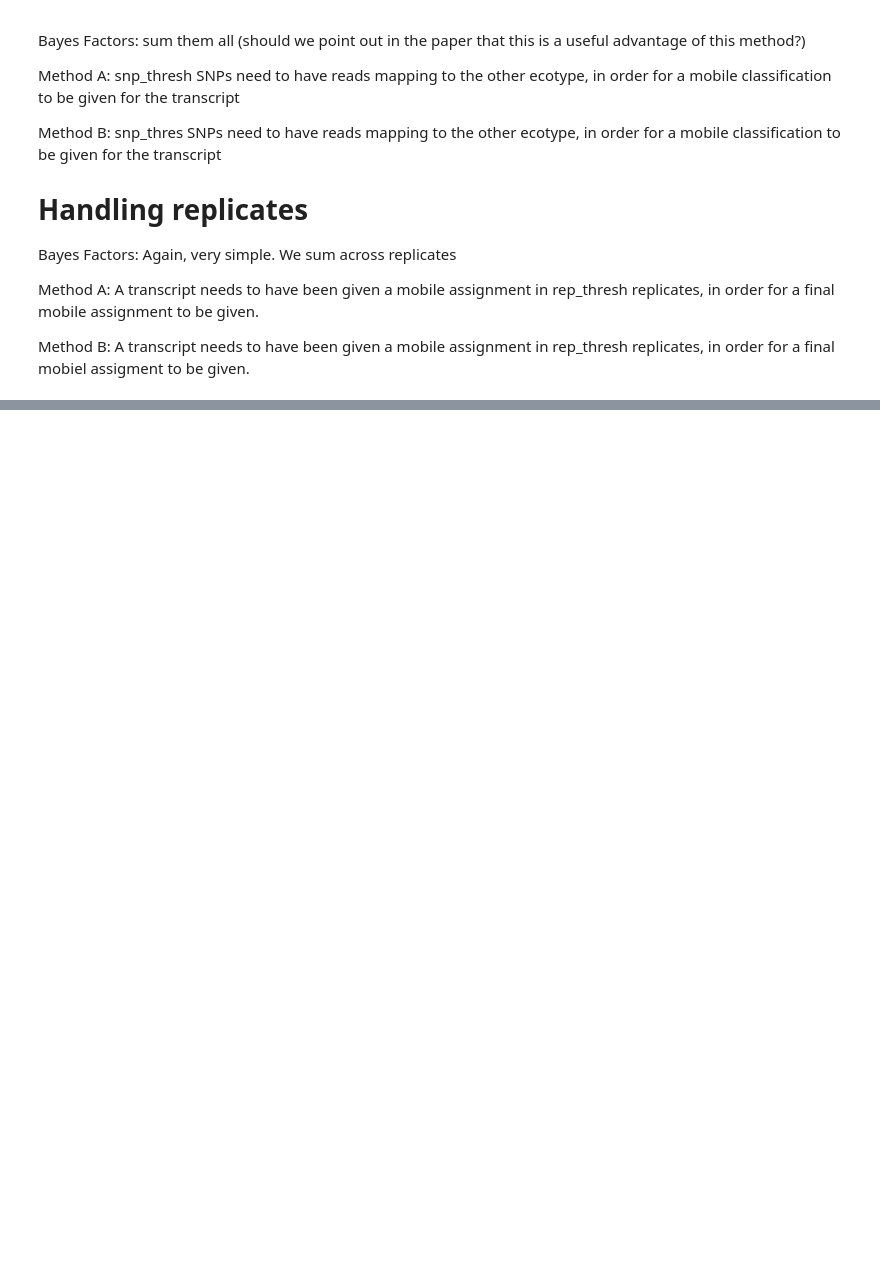
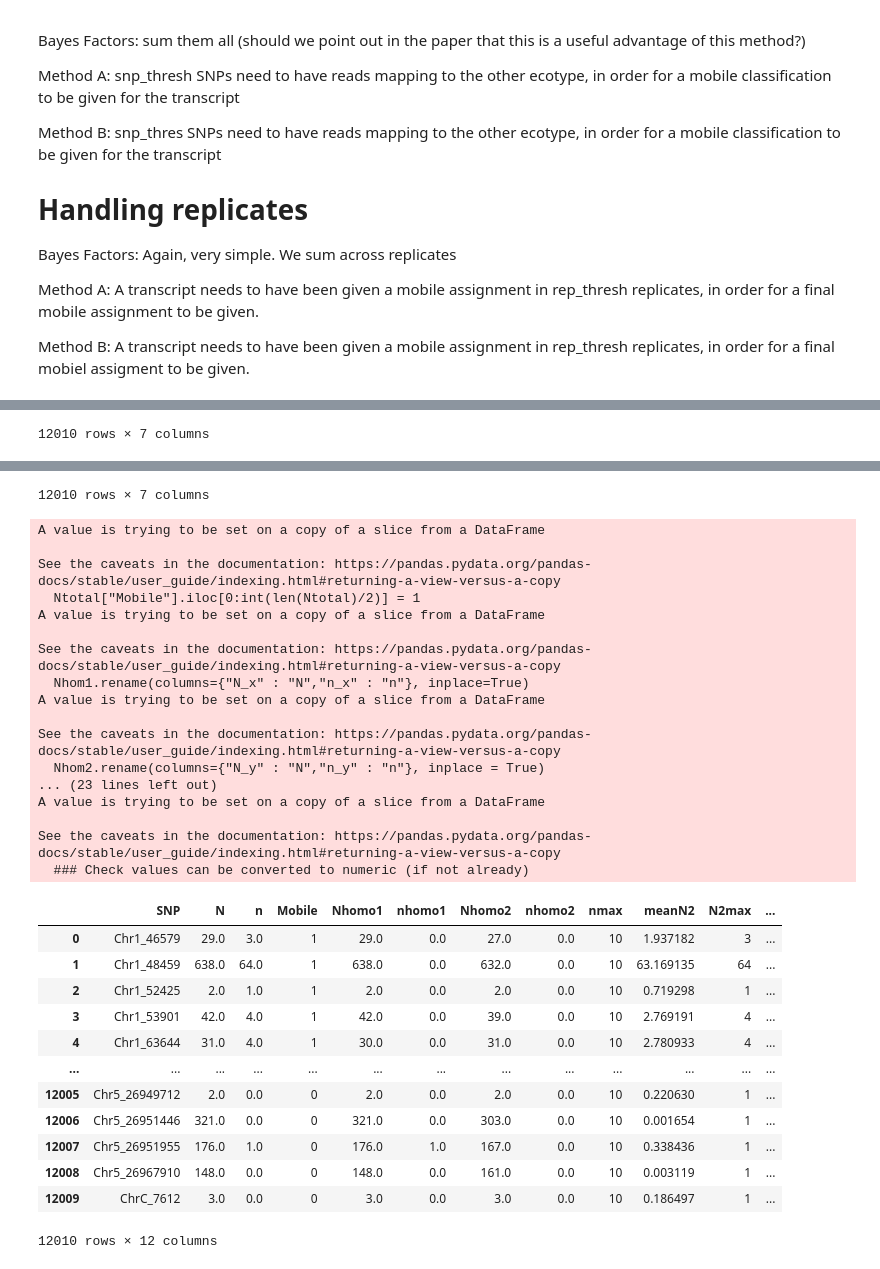
Before and after one commit to mtomtom/baymobil, a Jupyter notebook: create_figures.ipynb, the cells around one changed output, grey strips where cells are left out. Saved outputs shown, nothing was run; the diff lists cells and outputs as text; code cells hidden in the pictures; blank space fills up the shorter version.

```diff
--- a/create_figures.ipynb
+++ b/create_figures.ipynb
@@ -509,0 +214,48 @@ my_df.groupby(["transcripts","exp"]).sum().reset_index()[["transcripts","log10BF
+# %%
+## New simulations as per Reviewer 2. Take actual RNA-Seq data and add additional mobile reads to some of the transcripts
+%cd   "/Users/tomkinsm/baymobil/"
+
+import pandas as pd
+import numpy as np
+import baymobil as baymob
+
+Nhomcol = pd.read_csv("C-C-root-FN.csv")
+data2 = pd.read_csv("P-P-shoot-FN.csv")
+data3 = pd.read_csv("C-C-shoot-FN.csv")
+Nhomped = pd.read_csv("P-P-root-FN.csv")
+
+## Combine datasets based on their SNPs
+Ntotal_full = pd.merge(Nhomcol, Nhomped, on="SNP")
+
+## Add in filtering on similarity of homograft
+Ntotal_full = Ntotal_full[(abs(Ntotal_full["N_x"] - Ntotal_full["N_y"])/Ntotal_full["N_x"] < 0.1) & (abs(Ntotal_full["N_x"] - Ntotal_full["N_y"])/Ntotal_full["N_y"] < 0.1)]
+
+display(Ntotal_full)
+
+## Maybe remove low values
+#Nhomcol = Nhomcol[Nhomcol["N"]>200]
+#Nhomped = Nhomped[Nhomped["N"]>200]
+
+titration = 0.1
+
+## Take a subset
+Ntotal = Ntotal_full.copy()
+
+display(Ntotal)
+Ntotal["Mobile"] = 0
+## Set some as being mobile
+Ntotal["Mobile"].iloc[0:int(len(Ntotal)/2)] = 1
+Ntotal["titration"] = Ntotal["Mobile"] * titration
+
+Ntotal["N"] = np.ceil((1 - Ntotal["titration"]) * Ntotal["N_x"] + Ntotal["titration"] * Ntotal["N_y"])
+Ntotal["n"] = np.ceil((1 - Ntotal["titration"]) * Ntotal["n_x"] + Ntotal["titration"] * (Ntotal["N_y"] - Ntotal["n_y"]))
+
+Nhom1 = Ntotal[["SNP", "N_x","n_x"]]
+Nhom2 = Ntotal[["SNP","N_y","n_y"]]
+Nhom1.rename(columns={"N_x" : "N","n_x" : "n"}, inplace=True)
+Nhom2.rename(columns={"N_y" : "N","n_y" : "n"}, inplace = True)
+
+## Perform Bayesian analysis
+results = baymob.run_bayes_analysis([Nhom1,Nhom2,Ntotal[["SNP","N","n","Mobile"]]])
+results
+# %% [output]
@@ -509,0 +275 @@ my_df.groupby(["transcripts","exp"]).sum().reset_index()[["transcripts","log10BF
+12010 rows × 7 columns
@@ -509,0 +288,31 @@ my_df.groupby(["transcripts","exp"]).sum().reset_index()[["transcripts","log10BF
+12010 rows × 7 columns
+A value is trying to be set on a copy of a slice from a DataFrame
+
+See the caveats in the documentation: https://pandas.pydata.org/pandas-docs/stable/user_guide/indexing.html#returning-a-view-versus-a-copy
+  Ntotal["Mobile"].iloc[0:int(len(Ntotal)/2)] = 1
+A value is trying to be set on a copy of a slice from a DataFrame
+
+See the caveats in the documentation: https://pandas.pydata.org/pandas-docs/stable/user_guide/indexing.html#returning-a-view-versus-a-copy
+  Nhom1.rename(columns={"N_x" : "N","n_x" : "n"}, inplace=True)
+A value is trying to be set on a copy of a slice from a DataFrame
+
+See the caveats in the documentation: https://pandas.pydata.org/pandas-docs/stable/user_guide/indexing.html#returning-a-view-versus-a-copy
+  Nhom2.rename(columns={"N_y" : "N","n_y" : "n"}, inplace = True)
+... (23 lines left out)
+A value is trying to be set on a copy of a slice from a DataFrame
+
+See the caveats in the documentation: https://pandas.pydata.org/pandas-docs/stable/user_guide/indexing.html#returning-a-view-versus-a-copy
+  ### Check values can be converted to numeric (if not already)
+|  | SNP | N | n | Mobile | Nhomo1 | nhomo1 | Nhomo2 | nhomo2 | nmax | meanN2 | N2max | ... |
+| 0 | Chr1_46579 | 29.0 | 3.0 | 1 | 29.0 | 0.0 | 27.0 | 0.0 | 10 | 1.937182 | 3 | ... |
+| 1 | Chr1_48459 | 638.0 | 64.0 | 1 | 638.0 | 0.0 | 632.0 | 0.0 | 10 | 63.169135 | 64 | ... |
+| 2 | Chr1_52425 | 2.0 | 1.0 | 1 | 2.0 | 0.0 | 2.0 | 0.0 | 10 | 0.719298 | 1 | ... |
+| 3 | Chr1_53901 | 42.0 | 4.0 | 1 | 42.0 | 0.0 | 39.0 | 0.0 | 10 | 2.769191 | 4 | ... |
+| 4 | Chr1_63644 | 31.0 | 4.0 | 1 | 30.0 | 0.0 | 31.0 | 0.0 | 10 | 2.780933 | 4 | ... |
+| ... | ... | ... | ... | ... | ... | ... | ... | ... | ... | ... | ... | ... |
+| 12005 | Chr5_26949712 | 2.0 | 0.0 | 0 | 2.0 | 0.0 | 2.0 | 0.0 | 10 | 0.220630 | 1 | ... |
+| 12006 | Chr5_26951446 | 321.0 | 0.0 | 0 | 321.0 | 0.0 | 303.0 | 0.0 | 10 | 0.001654 | 1 | ... |
+| 12007 | Chr5_26951955 | 176.0 | 1.0 | 0 | 176.0 | 1.0 | 167.0 | 0.0 | 10 | 0.338436 | 1 | ... |
+| 12008 | Chr5_26967910 | 148.0 | 0.0 | 0 | 148.0 | 0.0 | 161.0 | 0.0 | 10 | 0.003119 | 1 | ... |
+| 12009 | ChrC_7612 | 3.0 | 0.0 | 0 | 3.0 | 0.0 | 3.0 | 0.0 | 10 | 0.186497 | 1 | ... |
+12010 rows × 12 columns
```
Also changed, not shown: parts of 16 cells of this notebook, 18 other files.
